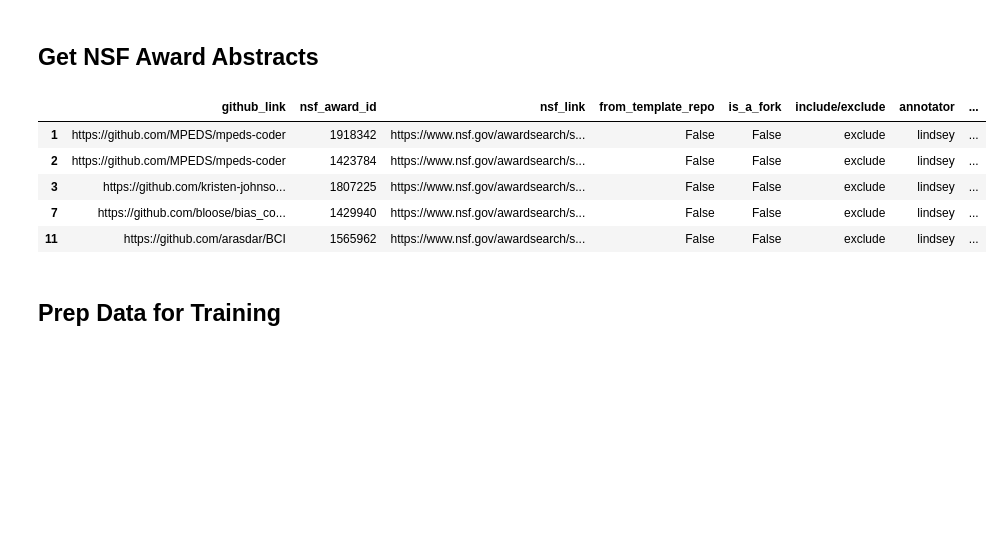
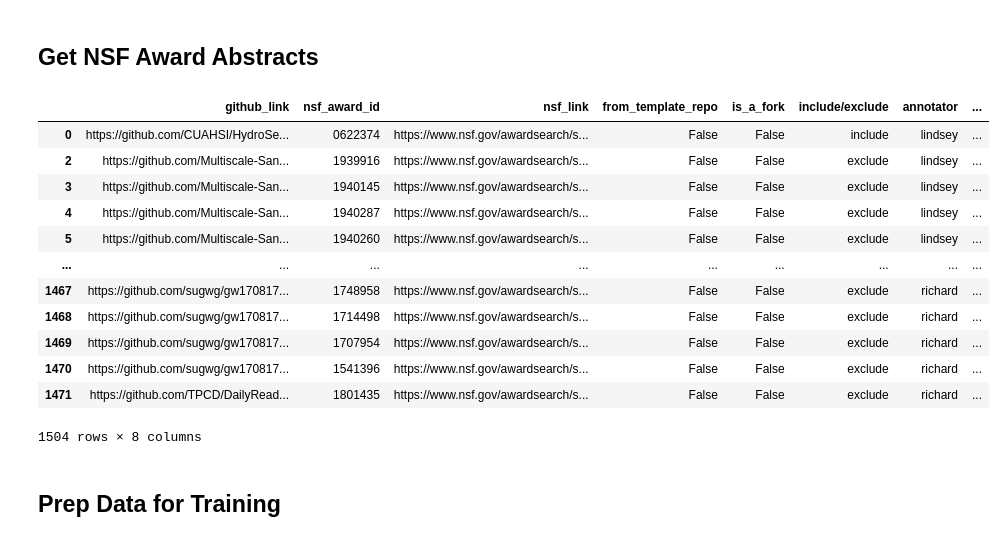
Before and after one commit to si2-urssi/eager, a Jupyter notebook: quick-setfit-model.ipynb, the cells around one changed output. Saved outputs shown, nothing was run; the diff lists cells and outputs as text; code cells hidden in the pictures; blank space fills up the shorter version.

```diff
--- a/quick-setfit-model.ipynb
+++ b/quick-setfit-model.ipynb
@@ -80,32 +103,61 @@ from tqdm.contrib.concurrent import thread_map
 
 from soft_search.constants import NSFFields
 # %%
-def _get_abstract_text(award_id: int) -> Dict[str, Union[int, str]]:
+def _thread_abstract_text(award_id: int) -> Dict[str, Union[int, str]]:
+    response_data = requests.get(
+        f"https://api.nsf.gov/"
+        f"services/v1/awards/{award_id}.json"
+        f"?printFields={NSFFields.abstractText}"
+    ).json()
+
+    # Handle data existance
+    if "response" not in response_data:
+        return None
+    response_subset = response_data["response"]
+
+    if "award" not in response_subset:
+        return None
+    award_data = response_subset["award"]
+
+    if len(award_data) == 0:
+        return None
+    single_award = award_data[0]
+
+    # Return the award id and the abstract text
     return {
         "award_id": award_id,
-        "abstract_text": requests.get(
-            f"https://api.nsf.gov/"
-            f"services/v1/awards/{award_id}.json"
-            f"?printFields={NSFFields.abstractText}"
-        ).json()["response"]["award"][0][NSFFields.abstractText]
+        "abstract_text": single_award[NSFFields.abstractText]
     }
 
-abstract_texts = pd.DataFrame(
-    thread_map(
-        _get_abstract_text,
-        data.nsf_award_id.unique(),
-    )
+# Thread gather texts
+abstract_texts_list = thread_map(
+    _thread_abstract_text,
+    data.nsf_award_id.unique(),
 )
 
+# Filter failed values
+abstract_texts = pd.DataFrame([at for at in abstract_texts_list if at is not None])
+
+# Join to original data frame
 data = data.join(abstract_texts.set_index("award_id"), on="nsf_award_id")
-data.head()
+
+# Drop any rows that are missing abstract text
+data = data.dropna(subset=["abstract_text"])
+data
 # %% [output]
 |  | github_link | nsf_award_id | nsf_link | from_template_repo | is_a_fork | include/exclude | annotator | ... |
-| 1 | https://github.com/MPEDS/mpeds-coder | 1918342 | https://www.nsf.gov/awardsearch/s... | False | False | exclude | lindsey | ... |
-| 2 | https://github.com/MPEDS/mpeds-coder | 1423784 | https://www.nsf.gov/awardsearch/s... | False | False | exclude | lindsey | ... |
-| 3 | https://github.com/kristen-johnso... | 1807225 | https://www.nsf.gov/awardsearch/s... | False | False | exclude | lindsey | ... |
-| 7 | https://github.com/bloose/bias_co... | 1429940 | https://www.nsf.gov/awardsearch/s... | False | False | exclude | lindsey | ... |
-| 11 | https://github.com/arasdar/BCI | 1565962 | https://www.nsf.gov/awardsearch/s... | False | False | exclude | lindsey | ... |
+| 0 | https://github.com/CUAHSI/HydroSe... | 0622374 | https://www.nsf.gov/awardsearch/s... | False | False | include | lindsey | ... |
+| 2 | https://github.com/Multiscale-San... | 1939916 | https://www.nsf.gov/awardsearch/s... | False | False | exclude | lindsey | ... |
+| 3 | https://github.com/Multiscale-San... | 1940145 | https://www.nsf.gov/awardsearch/s... | False | False | exclude | lindsey | ... |
+| 4 | https://github.com/Multiscale-San... | 1940287 | https://www.nsf.gov/awardsearch/s... | False | False | exclude | lindsey | ... |
+| 5 | https://github.com/Multiscale-San... | 1940260 | https://www.nsf.gov/awardsearch/s... | False | False | exclude | lindsey | ... |
+| ... | ... | ... | ... | ... | ... | ... | ... | ... |
+| 1467 | https://github.com/sugwg/gw170817... | 1748958 | https://www.nsf.gov/awardsearch/s... | False | False | exclude | richard | ... |
+| 1468 | https://github.com/sugwg/gw170817... | 1714498 | https://www.nsf.gov/awardsearch/s... | False | False | exclude | richard | ... |
+| 1469 | https://github.com/sugwg/gw170817... | 1707954 | https://www.nsf.gov/awardsearch/s... | False | False | exclude | richard | ... |
+| 1470 | https://github.com/sugwg/gw170817... | 1541396 | https://www.nsf.gov/awardsearch/s... | False | False | exclude | richard | ... |
+| 1471 | https://github.com/TPCD/DailyRead... | 1801435 | https://www.nsf.gov/awardsearch/s... | False | False | exclude | richard | ... |
+1504 rows × 8 columns
 # %% [markdown]
 ## Prep Data for Training
 # %%
```
Also changed, not shown: parts of 7 cells of this notebook, 1 other file.
